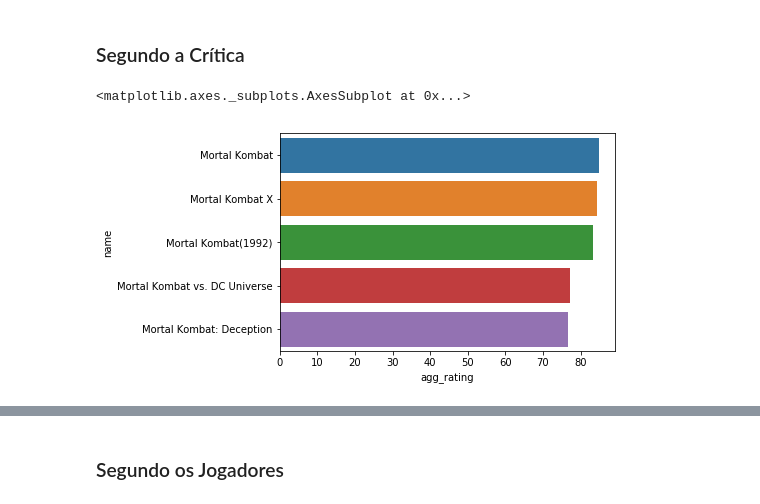
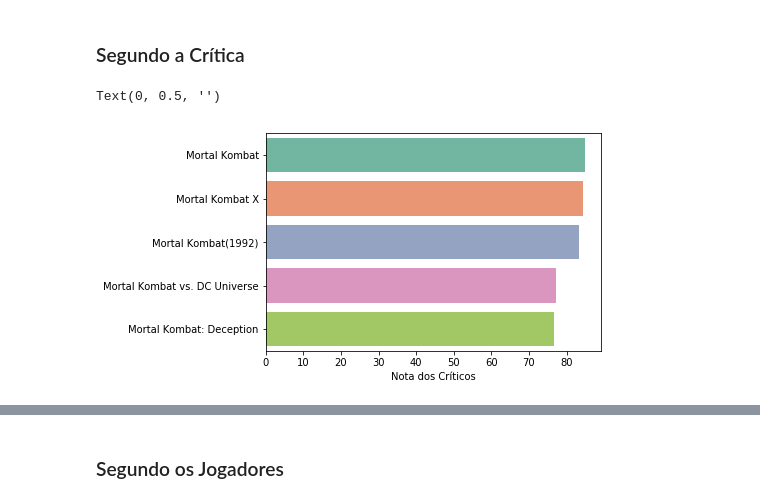
Before and after one commit to lorransr/mk_analysis, a Jupyter notebook: MK_analysis.ipynb, the cells around one changed output, grey strips where cells are left out. Cells and saved outputs as stored; diff of their text form; code cells hidden in the pictures.

```diff
--- a/MK_analysis.ipynb
+++ b/MK_analysis.ipynb
@@ -261,7 +265,12 @@ df.describe()
 # %% [markdown]
 ### Segundo a Crítica
 # %%
-sns.barplot(data = df.sort_values("agg_rating",ascending=False).head(),x="agg_rating", y ="name")
+g =sns.barplot(data = df.sort_values("agg_rating",ascending=False).head(),
+               x="agg_rating",
+               y ="name",
+               palette = "Set2")
+g.set_xlabel("Nota dos Críticos")
+g.set_ylabel("")
 # %% [output]
-<matplotlib.axes._subplots.AxesSubplot at 0x...>
+Text(0, 0.5, '')
-[figure, old version]
+[figure, new version]
```
Also changed, not shown: parts of 17 cells of this notebook.
